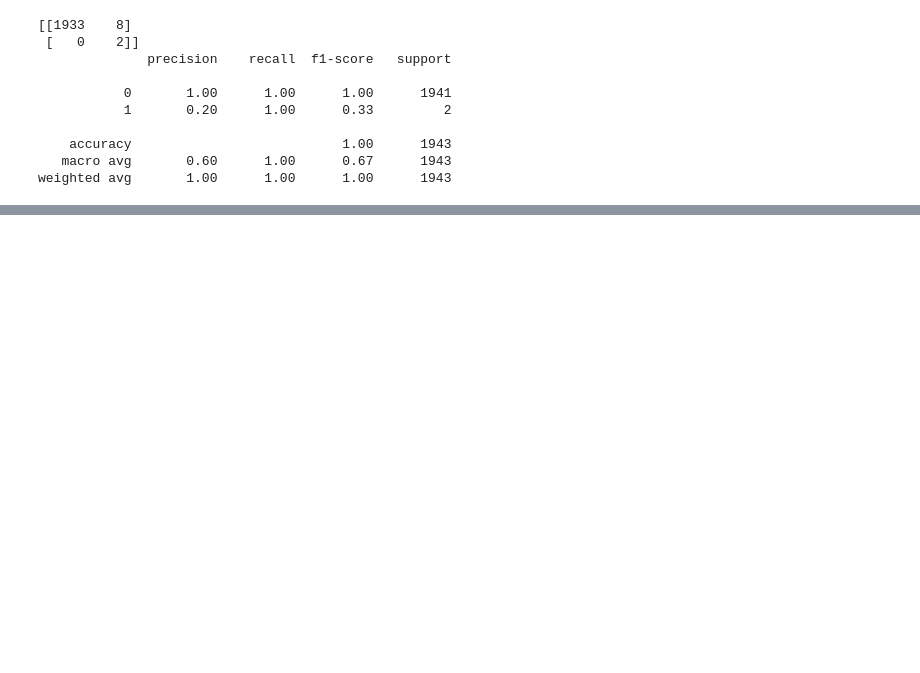
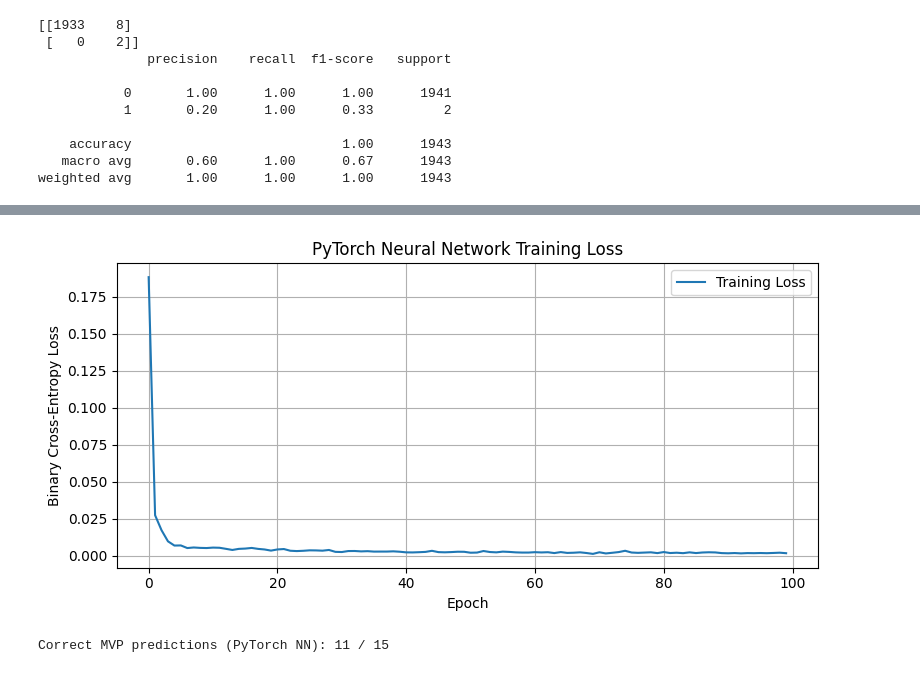
Before and after one commit to AutomationKay/General-Projects, a Jupyter notebook: nba_awards_predictions/src/models/08_model_mvp_predictions.ipynb, the cells around one changed output, grey strips where cells are left out. Cells and saved outputs as stored; diff of their text form; code cells hidden in the pictures; blank space fills up the shorter version.

Commit message:
Testing ML and DL models

```diff
--- a/nba_awards_predictions/src/models/08_model_mvp_predictions.ipynb
+++ b/nba_awards_predictions/src/models/08_model_mvp_predictions.ipynb
@@ -71,0 +223,9 @@ weighted avg       1.00      1.00      1.00      1943
+# %%
+# Train/test split
+X_train, X_test, y_train, y_test = train_test_split(X_tensor, y_tensor, test_size=0.2, stratify=y_tensor, random_state=42)
+# %%
+# Wrap in datasets
+train_ds = TensorDataset(X_train, y_train)
+test_ds = TensorDataset(X_test, y_test)
+
+train_loader = DataLoader(train_ds, batch_size=64, shuffle=True)
@@ -71,0 +249,24 @@ weighted avg       1.00      1.00      1.00      1943
+# %%
+model = MVPNet(X_train.shape[1])
+# %%
+criterion = nn.BCELoss()
+optimizer = torch.optim.Adam(model.parameters(), lr=0.001)
+train_losses = []
+
+epochs = 100
+for epoch in range(epochs):
+    model.train()
+    total_loss = 0
+    for xb, yb in train_loader:
+        optimizer.zero_grad()
+        preds = model(xb)
+        loss = criterion(preds, yb)
+        loss.backward()
+        optimizer.step()
+        total_loss += loss.item()
+
+    avg_loss = total_loss / len(train_loader)
+    train_losses.append(avg_loss)
+
+    if epoch % 10 == 0:
+        print(f"Epoch {epoch}, Loss: {total_loss:.4f}")
@@ -71,0 +284,27 @@ weighted avg       1.00      1.00      1.00      1943
+# %%
+plt.figure(figsize=(8, 4))
+plt.plot(train_losses, label='Training Loss')
+plt.title('PyTorch Neural Network Training Loss')
+plt.xlabel('Epoch')
+plt.ylabel('Binary Cross-Entropy Loss')
+plt.legend()
+plt.grid(True)
+plt.tight_layout()
+plt.show()
+# %% [output]
+[figure, added]
+# %%
+# Put model in eval mode
+model.eval()
+with torch.no_grad():
+    full_X = torch.tensor(scaler.transform(features), dtype=torch.float32)
+    mvp_scores = model(full_X).squeeze().numpy()
+
+mvp_df["mvp_score"] = mvp_scores
+predicted_mvps = mvp_df.loc[mvp_df.groupby("Season")["mvp_score"].idxmax()]
+actual_mvps = mvp_df[mvp_df["is_MVP"] == 1]
+correct_preds = (predicted_mvps["is_MVP"] == 1).sum()
+
+print(f"Correct MVP predictions (PyTorch NN): {correct_preds} / {actual_mvps.shape[0]}")
+# %% [output]
+Correct MVP predictions (PyTorch NN): 11 / 15
```
Also changed, not shown: parts of 44 cells of this notebook, 4 other files.
